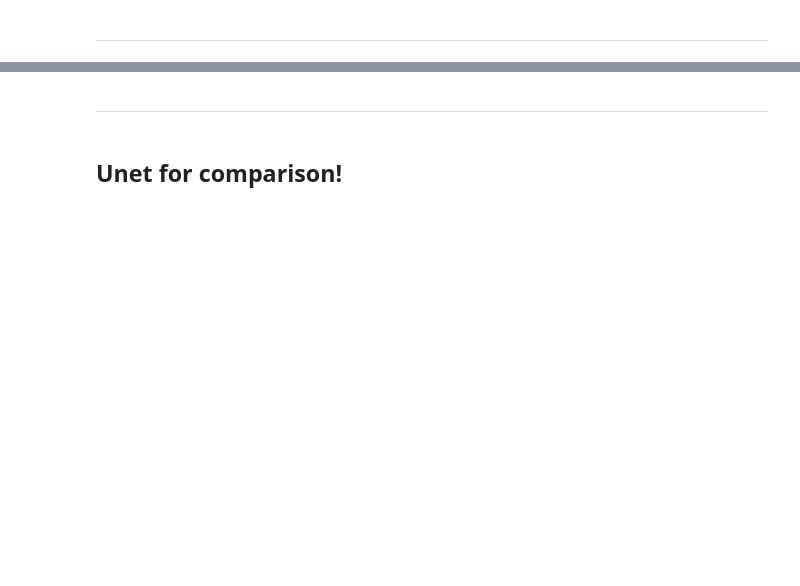
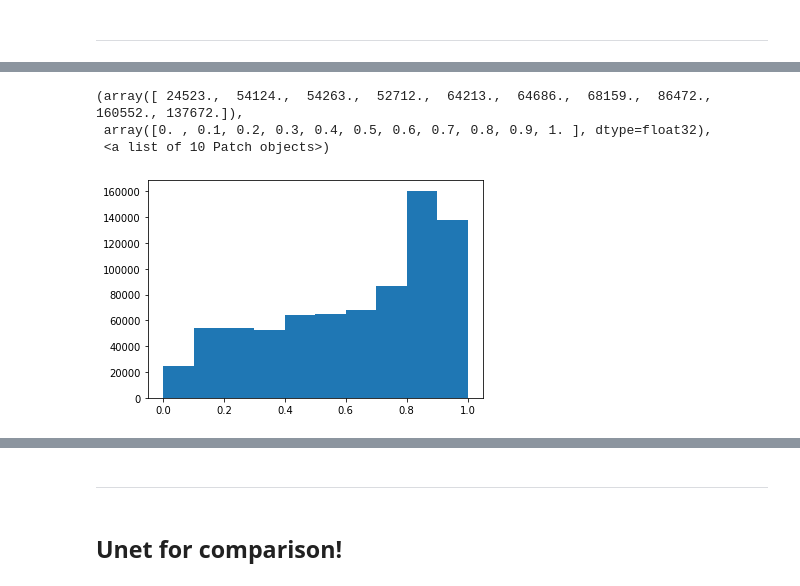
Before and after one commit to unccv/deep_learning_for_computer_vision, a Jupyter notebook: dev/BBC Experiment [Part 5 - Cleaned Basic Segmentation Bro].ipynb, the cells around one changed output, grey strips where cells are left out. Cells and saved outputs as stored; diff of their text form; code cells hidden in the pictures; blank space fills up the shorter version.

```diff
--- a/dev/BBC Experiment [Part 5 - Cleaned Basic Segmentation Bro].ipynb
+++ b/dev/BBC Experiment [Part 5 - Cleaned Basic Segmentation Bro].ipynb
@@ -195,0 +226,7 @@ for i in range(8):
+# %%
+hist(im.data.numpy().ravel())
+# %% [output]
+(array([ 24523.,  54124.,  54263.,  52712.,  64213.,  64686.,  68159.,  86472., 160552., 137672.]),
+ array([0. , 0.1, 0.2, 0.3, 0.4, 0.5, 0.6, 0.7, 0.8, 0.9, 1. ], dtype=float32),
+ <a list of 10 Patch objects>)
+[figure, added]
```
Also changed, not shown: parts of 35 cells of this notebook, 2 other files.
